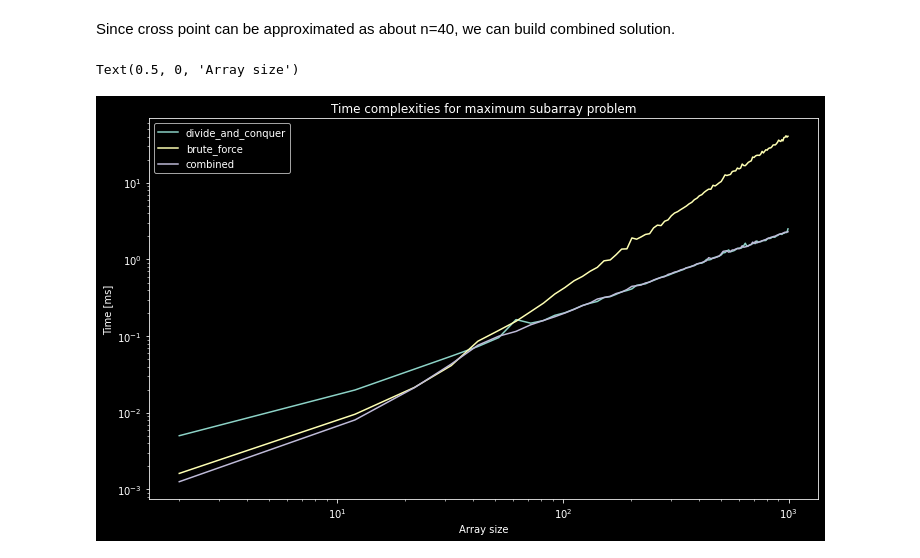
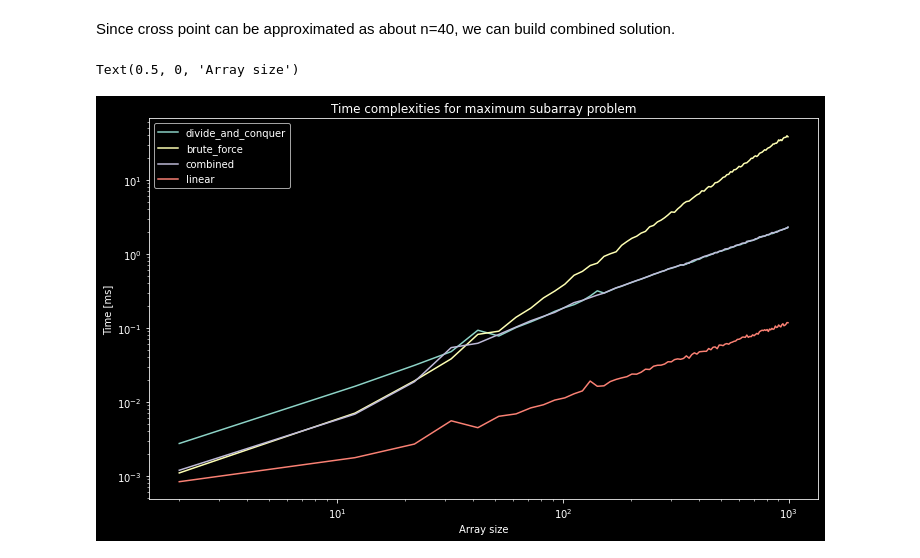
Before and after one commit to KolodziejczykWaldemar/Algorithms-And-Data-Structures, a Jupyter notebook: 4.Divide-and-Conquer/4.1.The maximum-subarray problem/max_subarray_analysis.ipynb, the cells around one changed output. Drawn from its saved outputs; the diff is of its cells as text; code cells hidden in the pictures.

Commit message:
Added linear variant

```diff
--- a/4.Divide-and-Conquer/4.1.The maximum-subarray problem/max_subarray_analysis.ipynb
+++ b/4.Divide-and-Conquer/4.1.The maximum-subarray problem/max_subarray_analysis.ipynb
@@ -98,13 +102,22 @@ for array_size in range(2, 1000, 10):
         times_3.append(time.time() - start_3)
     mean_time_3 = sum(times_3) / len(times_3)
     scores['combined'].append(mean_time_3*1000)
+
+    times_4 = []
+    for _ in range(samples_number):
+        random_array = build_random_array(array_size)
+        start_4 = time.time()
+        _, _, _ = find_max_subarray_linear_time(array=random_array)
+        times_4.append(time.time() - start_4)
+    mean_time_4 = sum(times_4) / len(times_4)
+    scores['linear'].append(mean_time_4*1000)
 # %%
 scores_df = pd.DataFrame(scores, index=scores['array_size'])
 plt.style.use('dark_background')
-scores_df[['divide_and_conquer', 'brute_force', 'combined']].plot(figsize=(12, 7), logx=True, logy=True)
+scores_df[['divide_and_conquer', 'brute_force', 'combined', 'linear']].plot(figsize=(12, 7), logx=True, logy=True)
 plt.title('Time complexities for maximum subarray problem')
 plt.ylabel('Time [ms]')
 plt.xlabel('Array size')
 # %% [output]
 Text(0.5, 0, 'Array size')
-[figure, old version]
+[figure, new version]
```
Also changed, not shown: parts of 3 cells of this notebook, 1 other file.
